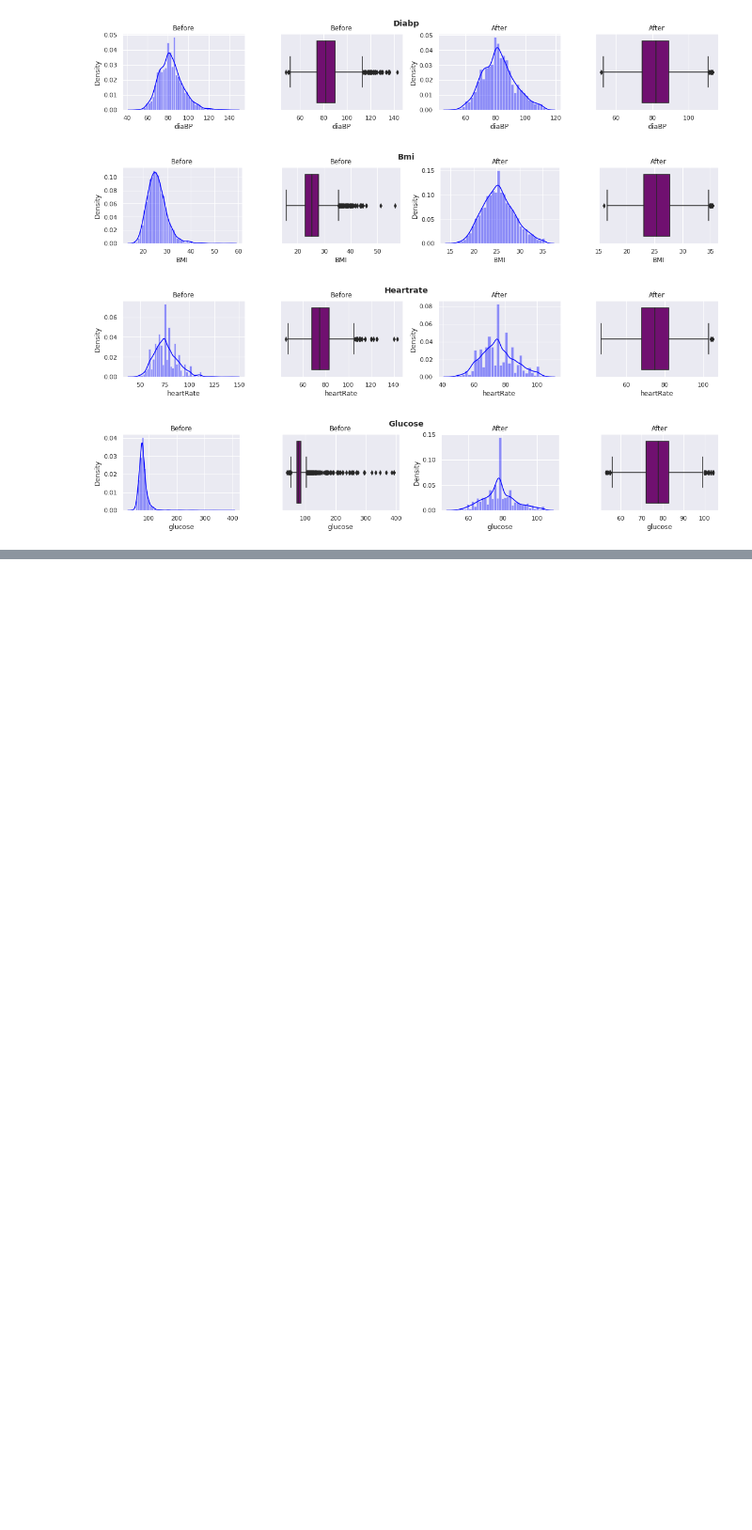
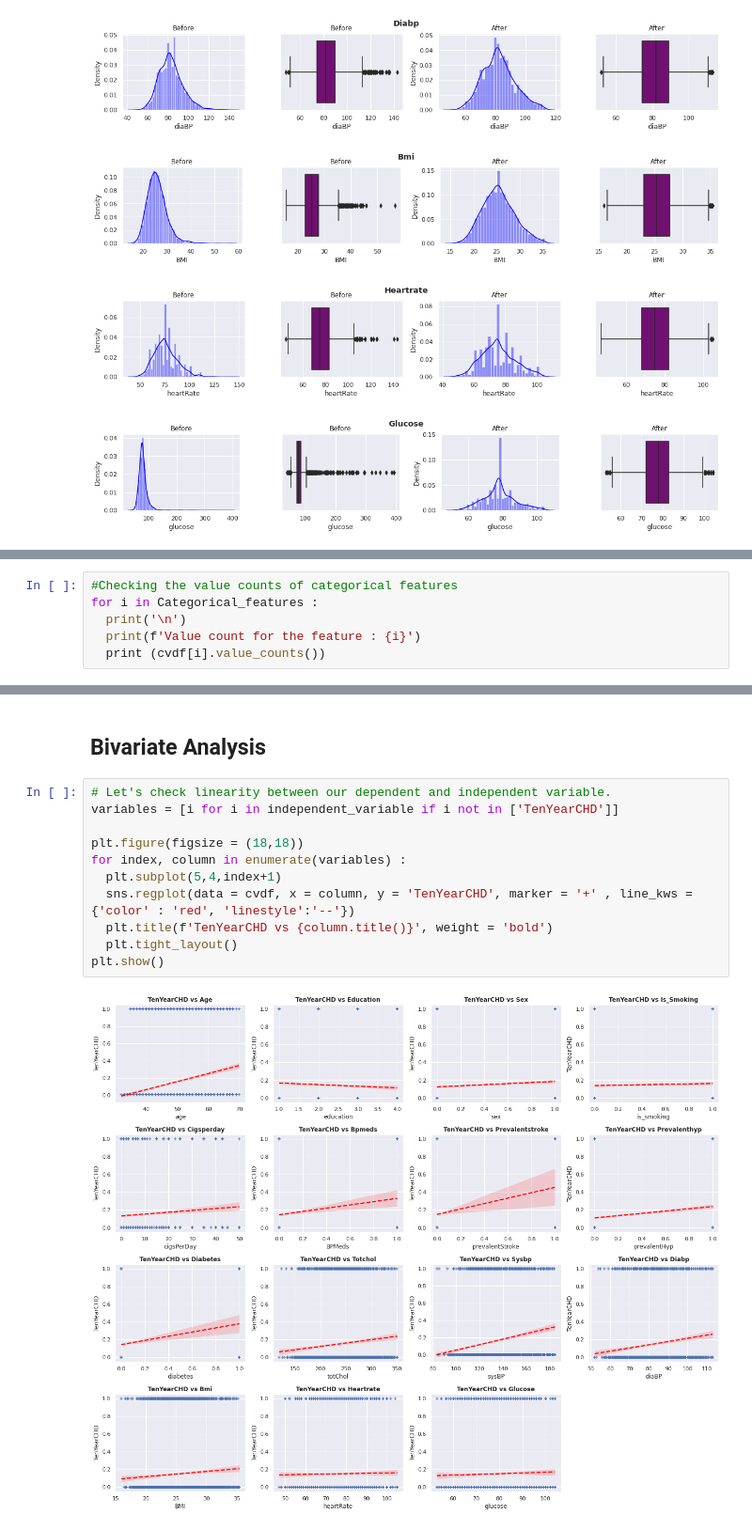
Before and after one commit to Amit-Singh-Rajput/Cardiovascular-Risk-Prediction, a Jupyter notebook: Cardiovascular_Risk_Prediction_Solution.ipynb, the cells around one changed output, grey strips where cells are left out. Shown at 94% size. Drawn from its saved outputs; the diff is of its cells as text; blank space fills up the shorter version.

```diff
--- a/Cardiovascular_Risk_Prediction_Solution.ipynb
+++ b/Cardiovascular_Risk_Prediction_Solution.ipynb
@@ -431,0 +504,6 @@ for column in Numerical_features :
+# %%
+#Checking the value counts of categorical features
+for i in Categorical_features :
+  print('\n')
+  print(f'Value count for the feature : {i}')
+  print (cvdf[i].value_counts())
@@ -431,0 +541,15 @@ for column in Numerical_features :
+# %% [markdown]
+## **Bivariate Analysis**
+# %%
+# Let's check linearity between our dependent and independent variable.
+variables = [i for i in independent_variable if i not in ['TenYearCHD']]
+
+plt.figure(figsize = (18,18))
+for index, column in enumerate(variables) :
+  plt.subplot(5,4,index+1)
+  sns.regplot(data = cvdf, x = column, y = 'TenYearCHD', marker = '+' , line_kws = {'color' : 'red', 'linestyle':'--'})
+  plt.title(f'TenYearCHD vs {column.title()}', weight = 'bold')
+  plt.tight_layout()
+plt.show()
+# %% [output]
+[figure, added]
```
Also changed, not shown: parts of 16 cells of this notebook.
